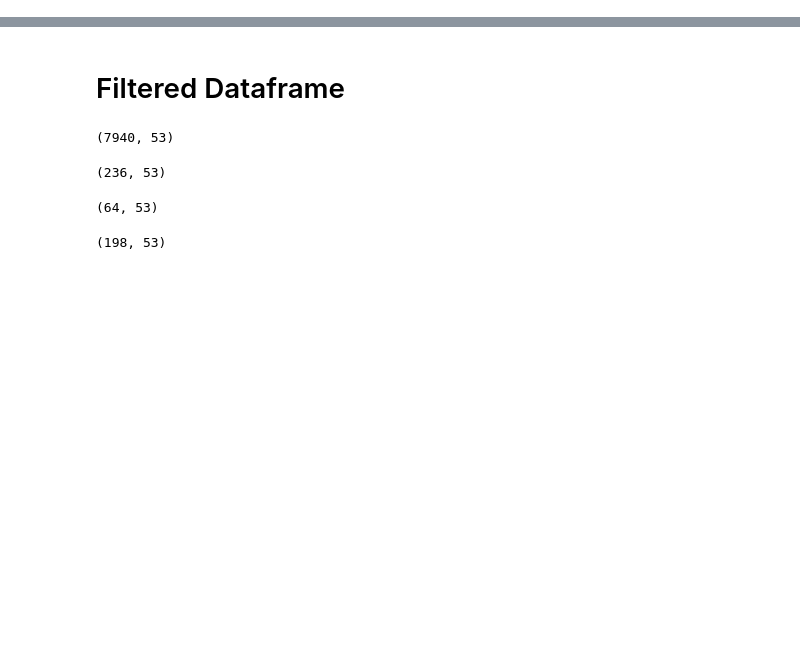
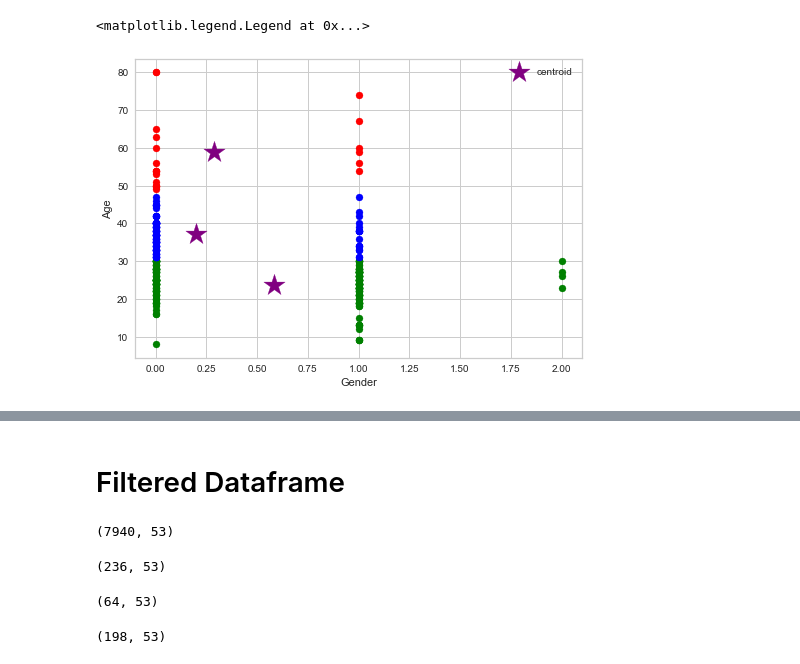
Before and after one commit to nutzbee/Collab-Tests, a Jupyter notebook: Food_Clustering.ipynb, the cells around one changed output, grey strips where cells are left out. Drawn from its saved outputs; the diff is of its cells as text; code cells hidden in the pictures; blank space fills up the shorter version.

```diff
--- a/Food_Clustering.ipynb
+++ b/Food_Clustering.ipynb
@@ -24,0 +257,3 @@ from ipywidgets import interact
+# %%
+km = KMeans(n_clusters=3)
+km
@@ -24,0 +262,3 @@ from ipywidgets import interact
+# %%
+y_predict = km.fit_predict(sampleDf[['Gender', 'Age']])
+y_predict
@@ -24,0 +280,3 @@ from ipywidgets import interact
+# %%
+sampleDf['cluster'] = y_predict
+sampleDf.head()
@@ -24,0 +290,17 @@ from ipywidgets import interact
+# %%
+df1 = sampleDf[sampleDf.cluster==0]
+df2 = sampleDf[sampleDf.cluster==1]
+df3 = sampleDf[sampleDf.cluster==2]
+
+plt.scatter(df1['Gender'], df1.Age, color='green')
+plt.scatter(df2['Gender'], df2.Age, color='red')
+plt.scatter(df3['Gender'], df3.Age, color='blue')
+
+plt.scatter(km.cluster_centers_[:,0],km.cluster_centers_[:,1],color='purple', marker='*', label='centroid', s=500)
+
+plt.xlabel('Gender')
+plt.ylabel('Age')
+plt.legend()
+# %% [output]
+<matplotlib.legend.Legend at 0x...>
+[figure, added]
```
Also changed, not shown: parts of 68 cells of this notebook, 2 other files.
